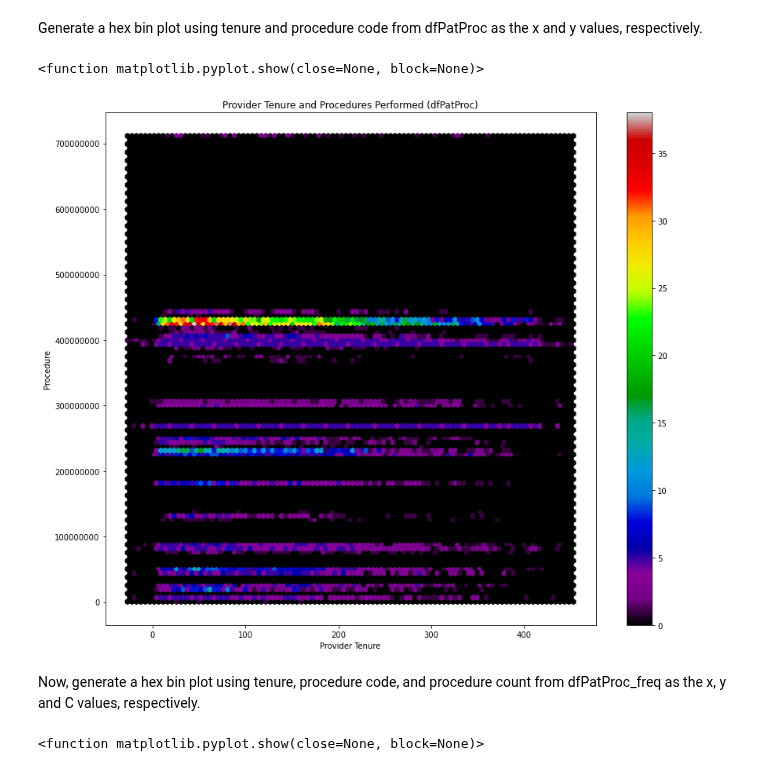
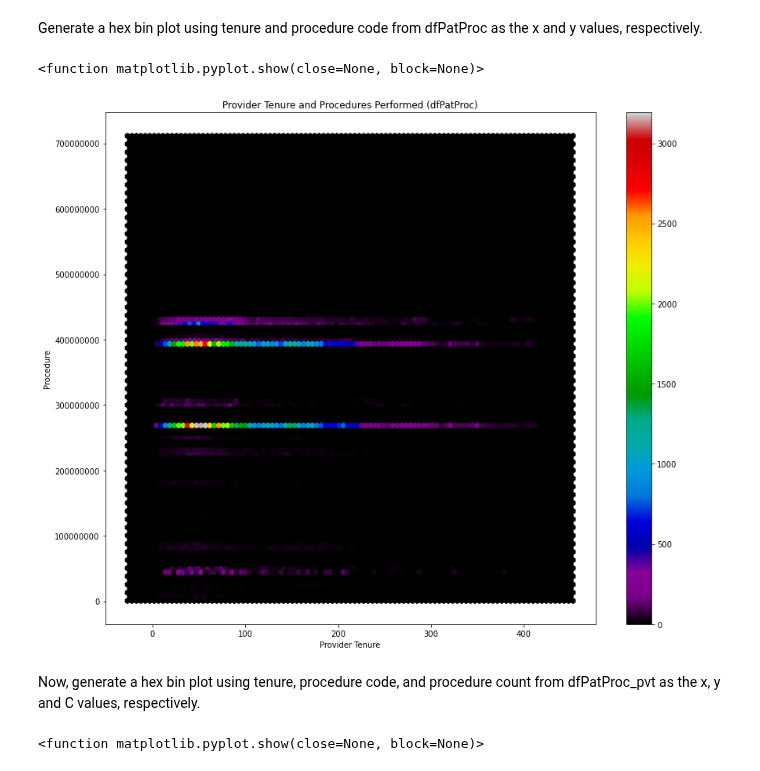
Before and after one commit to data-rescue/ems-analytics, a Jupyter notebook: notebooks/20210313-eem-tenure-proc.ipynb, the cells around one changed output. Cells and saved outputs as stored; diff of their text form; code cells hidden in the pictures.

```diff
--- a/notebooks/20210313-eem-tenure-proc.ipynb
+++ b/notebooks/20210313-eem-tenure-proc.ipynb
@@ -114,26 +114,24 @@ Index(['TenureMonths', 'Procedure_Performed_Code',
 Generate a hex bin plot using tenure and procedure code from dfPatProc as the x and y values, respectively.
 # %%
 # in order to get the procedure code to show in the y-axis, need to format the values as strings instead of numbers
-hb = dfPatProc_freq.plot.hexbin(x='TenureMonths',
+hb = dfPatProc.plot.hexbin(x='TenureMonths',
                        y='Procedure_Performed_Code',
-                       #C='Procedure_Performed_Description',
-                       #reduce_C_function=np.count,
                        gridsize=100,
                        cmap="nipy_spectral",
                        #cmap="viridis",
                        xlabel="Provider Tenure",
                        ylabel="Procedure",
                        title="Provider Tenure and Procedures Performed (dfPatProc)",
                        figsize=(14,12),
                        sharex=False)
 
 plt.gca().yaxis.set_major_formatter(plt.matplotlib.ticker.StrMethodFormatter('{x:.0f}'))
 
 plt.show
 # %% [output]
 <function matplotlib.pyplot.show(close=None, block=None)>
-[figure, old version]
+[figure, new version]
 # %% [markdown]
-Now, generate a hex bin plot using tenure, procedure code, and procedure count from dfPatProc_freq as the x, y and C values, respectively.
+Now, generate a hex bin plot using tenure, procedure code, and procedure count from dfPatProc_pvt as the x, y and C values, respectively.
 # %%
 # in order to get the procedure code to show in the y-axis, need to format the values as strings instead of numbers
```
Also changed, not shown: parts of 38 cells of this notebook.
